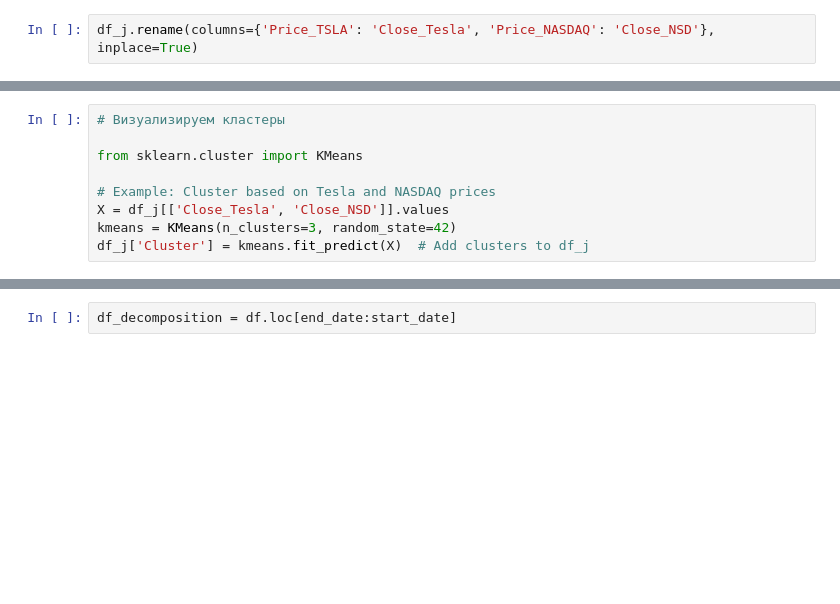
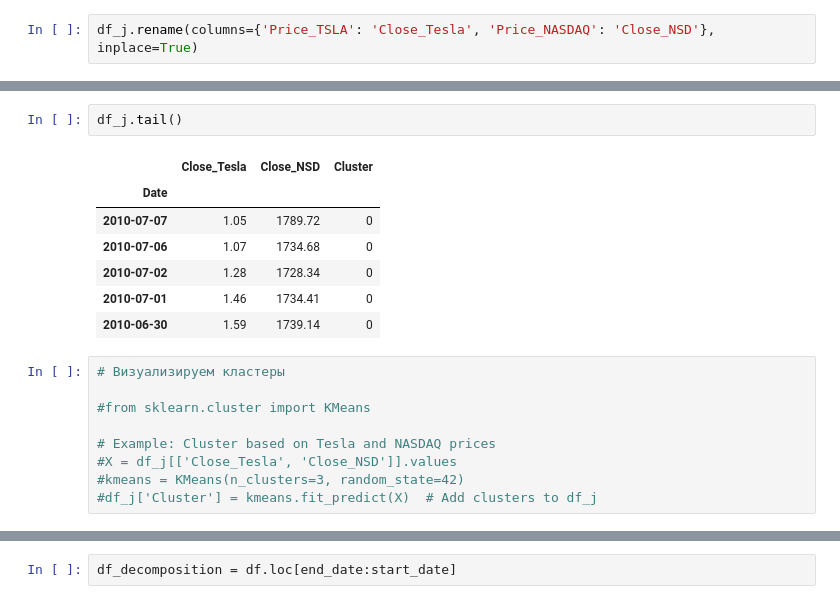
Before and after one commit to CCT-Dublin/capstone-project-Raushan0506, a Jupyter notebook: TESLA_Stock_LSTM_Prepared.ipynb, the cells around one changed output, grey strips where cells are left out. Drawn from its saved outputs; the diff is of its cells as text; blank space fills up the shorter version.

```diff
--- a/TESLA_Stock_LSTM_Prepared.ipynb
+++ b/TESLA_Stock_LSTM_Prepared.ipynb
@@ -1158,9 +1153,19 @@ df_j.head()
+# %%
+df_j.tail()
+# %% [output]
+|  | Close_Tesla | Close_NSD | Cluster |
+| Date |  |  |  |
+| 2010-07-07 | 1.05 | 1789.72 | 0 |
+| 2010-07-06 | 1.07 | 1734.68 | 0 |
+| 2010-07-02 | 1.28 | 1728.34 | 0 |
+| 2010-07-01 | 1.46 | 1734.41 | 0 |
+| 2010-06-30 | 1.59 | 1739.14 | 0 |
 # %%
 # Визуализируем кластеры
 
-from sklearn.cluster import KMeans
+#from sklearn.cluster import KMeans
 
 # Example: Cluster based on Tesla and NASDAQ prices
-X = df_j[['Close_Tesla', 'Close_NSD']].values
-kmeans = KMeans(n_clusters=3, random_state=42)
-df_j['Cluster'] = kmeans.fit_predict(X)  # Add clusters to df_j
+#X = df_j[['Close_Tesla', 'Close_NSD']].values
+#kmeans = KMeans(n_clusters=3, random_state=42)
+#df_j['Cluster'] = kmeans.fit_predict(X)  # Add clusters to df_j
```
Also changed, not shown: parts of 8 cells of this notebook.
